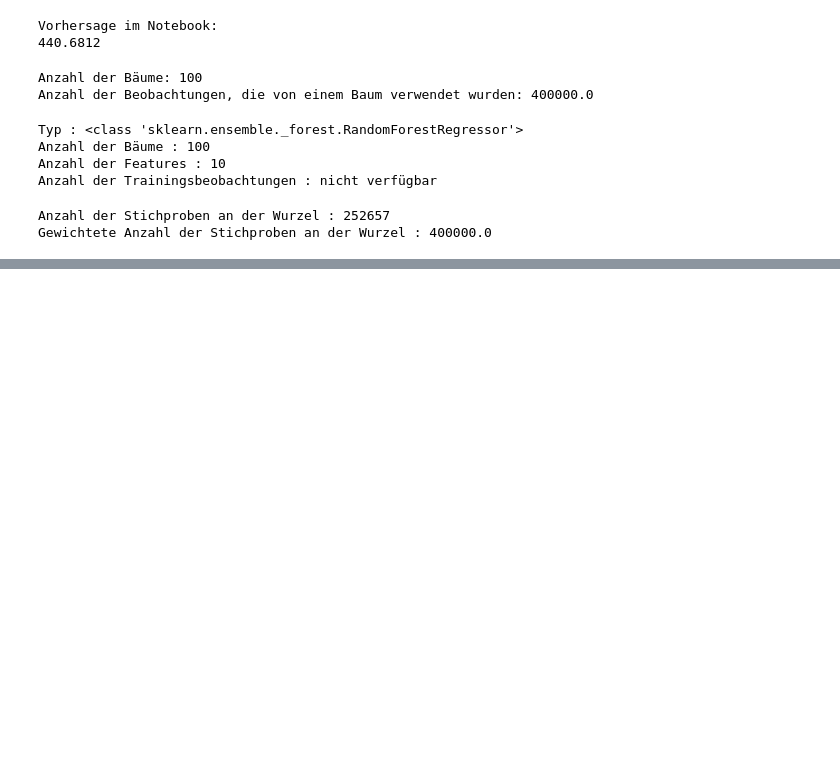
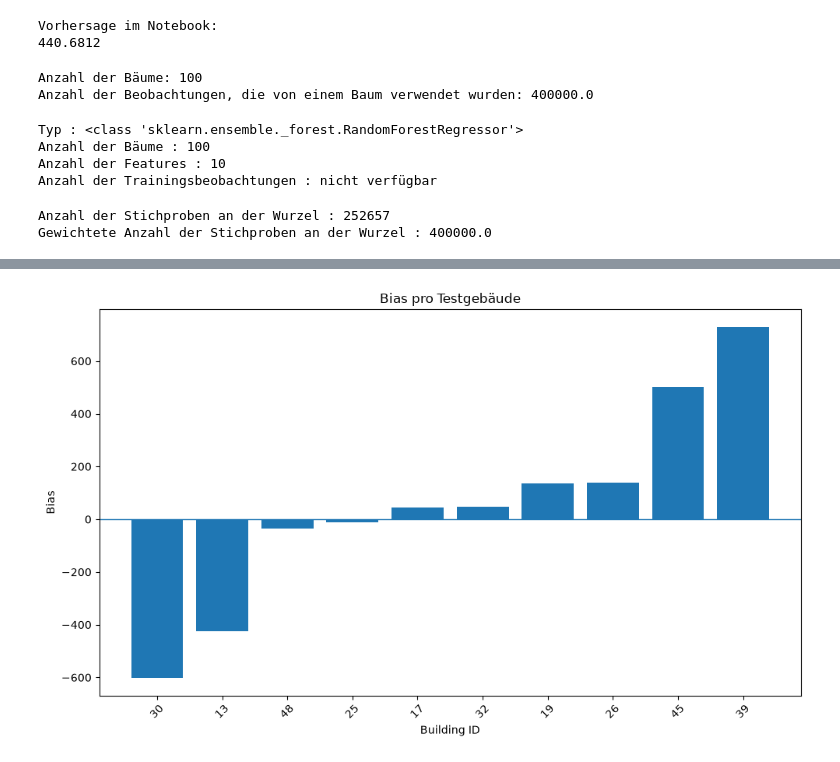
Before and after one commit to Dian026/ASHRAE-Energy-Analysis, a Jupyter notebook: 04_Machine_Learning/ml_model.ipynb, the cells around one changed output, grey strips where cells are left out. Drawn from its saved outputs; the diff is of its cells as text; code cells hidden in the pictures; blank space fills up the shorter version.

```diff
--- a/04_Machine_Learning/ml_model.ipynb
+++ b/04_Machine_Learning/ml_model.ipynb
@@ -1596,0 +1986,16 @@ Gewichtete Anzahl der Stichproben an der Wurzel : 400000.0
+# %%
+# =================================================================
+# 16 – Berechnung des Bias pro Gebäude
+# Zweck: Ermittlung der systematischen Über- oder Unterschätzung
+# =================================================================
+
+building_prediction["bias"] = (
+    building_prediction["predicted_mean"]
+    - building_prediction["actual_mean"]
+)
+
+building_prediction_sorted = building_prediction.sort_values(
+    by="bias"
+)
+
+display(building_prediction_sorted)
@@ -1596,0 +2014,28 @@ Gewichtete Anzahl der Stichproben an der Wurzel : 400000.0
+# %%
+# =================================================================
+# 17 – Visualisierung des Bias pro Gebäude
+# Zweck: Darstellung der systematischen Über- und Unterschätzung
+# =================================================================
+
+plt.figure(figsize=(10, 6))
+
+plt.bar(
+    building_prediction_sorted["building_id"].astype(str),
+    building_prediction_sorted["bias"]
+)
+
+plt.axhline(
+    0,
+    linewidth=1
+)
+
+plt.xlabel("Building ID")
+plt.ylabel("Bias")
+plt.title("Bias pro Testgebäude")
+
+plt.xticks(rotation=45)
+plt.tight_layout()
+
+plt.show()
+# %% [output]
+[figure, added]
```
Also changed, not shown: parts of 18 cells of this notebook.
